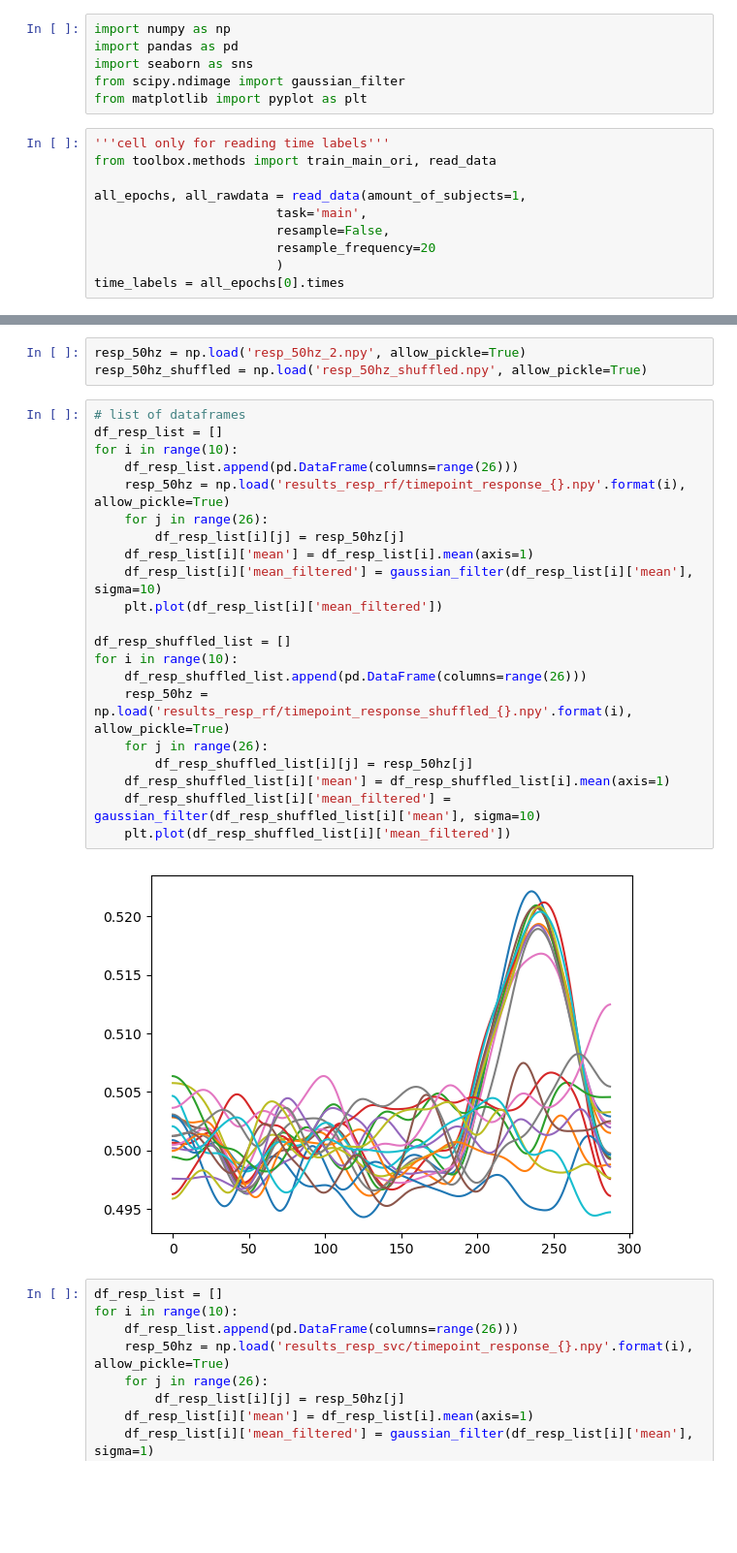
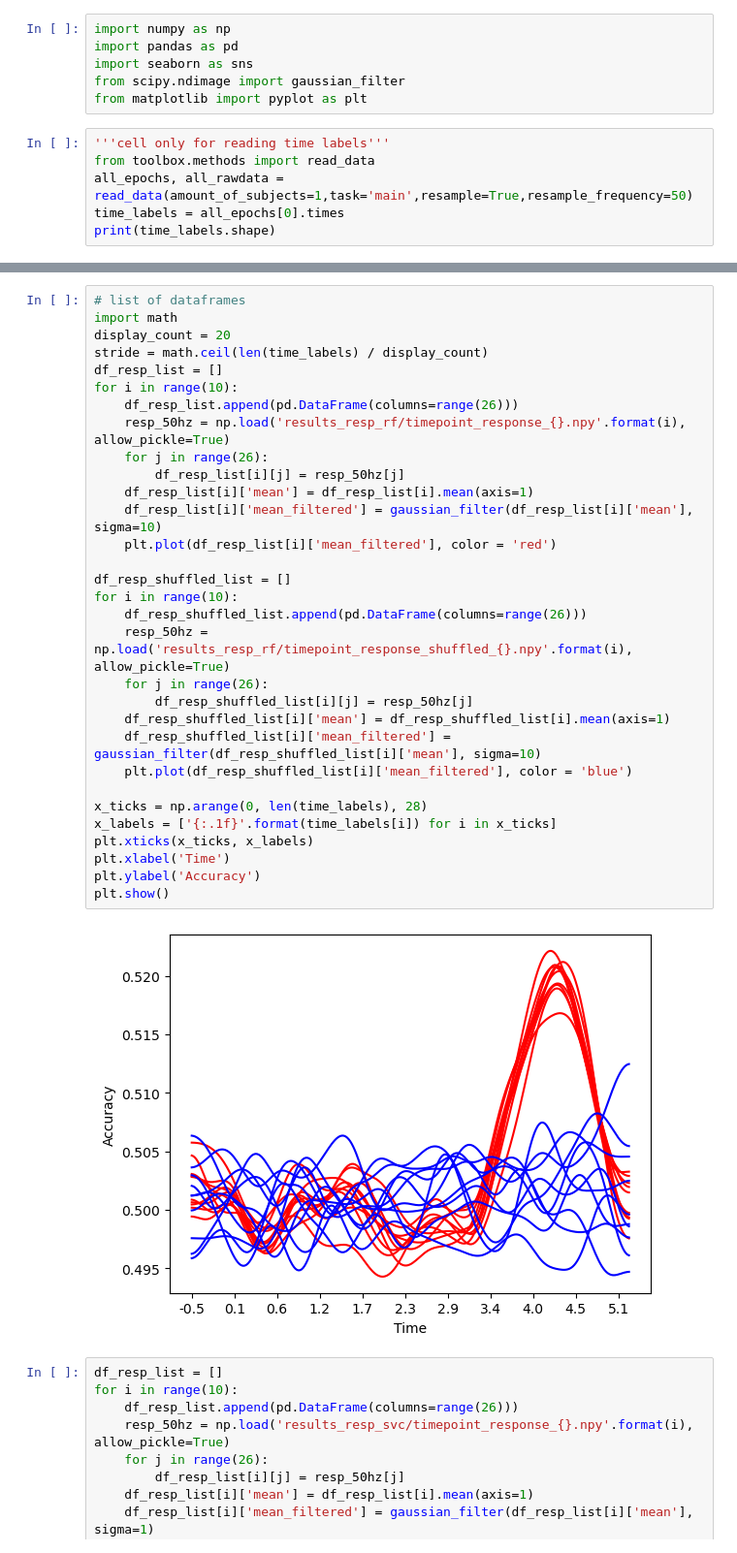
Before and after one commit to unthrived/master-thesis, a Jupyter notebook: 1_results_resp_50hz.ipynb, the cells around one changed output, grey strips where cells are left out. Shown at 97% size. Saved outputs shown, nothing was run; the diff lists cells and outputs as text; blank space fills up the shorter version.

```diff
--- a/1_results_resp_50hz.ipynb
+++ b/1_results_resp_50hz.ipynb
@@ -6,11 +6,7 @@ from scipy.ndimage import gaussian_filter
 from matplotlib import pyplot as plt
 # %%
 '''cell only for reading time labels'''
-from toolbox.methods import train_main_ori, read_data
-
-all_epochs, all_rawdata = read_data(amount_of_subjects=1,
-                        task='main',
-                        resample=False,
-                        resample_frequency=20
-                        )
+from toolbox.methods import read_data
+all_epochs, all_rawdata = read_data(amount_of_subjects=1,task='main',resample=True,resample_frequency=50)
 time_labels = all_epochs[0].times
+print(time_labels.shape)
@@ -17,29 +17,36 @@ time_labels = all_epochs[0].times
-# %%
-resp_50hz = np.load('resp_50hz_2.npy', allow_pickle=True)
-resp_50hz_shuffled = np.load('resp_50hz_shuffled.npy', allow_pickle=True)
 # %%
 # list of dataframes
+import math
+display_count = 20
+stride = math.ceil(len(time_labels) / display_count)
 df_resp_list = []
 for i in range(10):
     df_resp_list.append(pd.DataFrame(columns=range(26)))
     resp_50hz = np.load('results_resp_rf/timepoint_response_{}.npy'.format(i), allow_pickle=True)
     for j in range(26):
         df_resp_list[i][j] = resp_50hz[j]
     df_resp_list[i]['mean'] = df_resp_list[i].mean(axis=1)
     df_resp_list[i]['mean_filtered'] = gaussian_filter(df_resp_list[i]['mean'], sigma=10)
-    plt.plot(df_resp_list[i]['mean_filtered'])
+    plt.plot(df_resp_list[i]['mean_filtered'], color = 'red')
 
 df_resp_shuffled_list = []
 for i in range(10):
     df_resp_shuffled_list.append(pd.DataFrame(columns=range(26)))
     resp_50hz = np.load('results_resp_rf/timepoint_response_shuffled_{}.npy'.format(i), allow_pickle=True)
     for j in range(26):
         df_resp_shuffled_list[i][j] = resp_50hz[j]
     df_resp_shuffled_list[i]['mean'] = df_resp_shuffled_list[i].mean(axis=1)
     df_resp_shuffled_list[i]['mean_filtered'] = gaussian_filter(df_resp_shuffled_list[i]['mean'], sigma=10)
-    plt.plot(df_resp_shuffled_list[i]['mean_filtered'])
+    plt.plot(df_resp_shuffled_list[i]['mean_filtered'], color = 'blue')
+
+x_ticks = np.arange(0, len(time_labels), 28)
+x_labels = ['{:.1f}'.format(time_labels[i]) for i in x_ticks]
+plt.xticks(x_ticks, x_labels)
+plt.xlabel('Time')
+plt.ylabel('Accuracy')
+plt.show()
 # %% [output]
-[figure, old version]
+[figure, new version]
 # %%
 df_resp_list = []
 for i in range(10):
```
Also changed, not shown: parts of 2 cells of this notebook.
